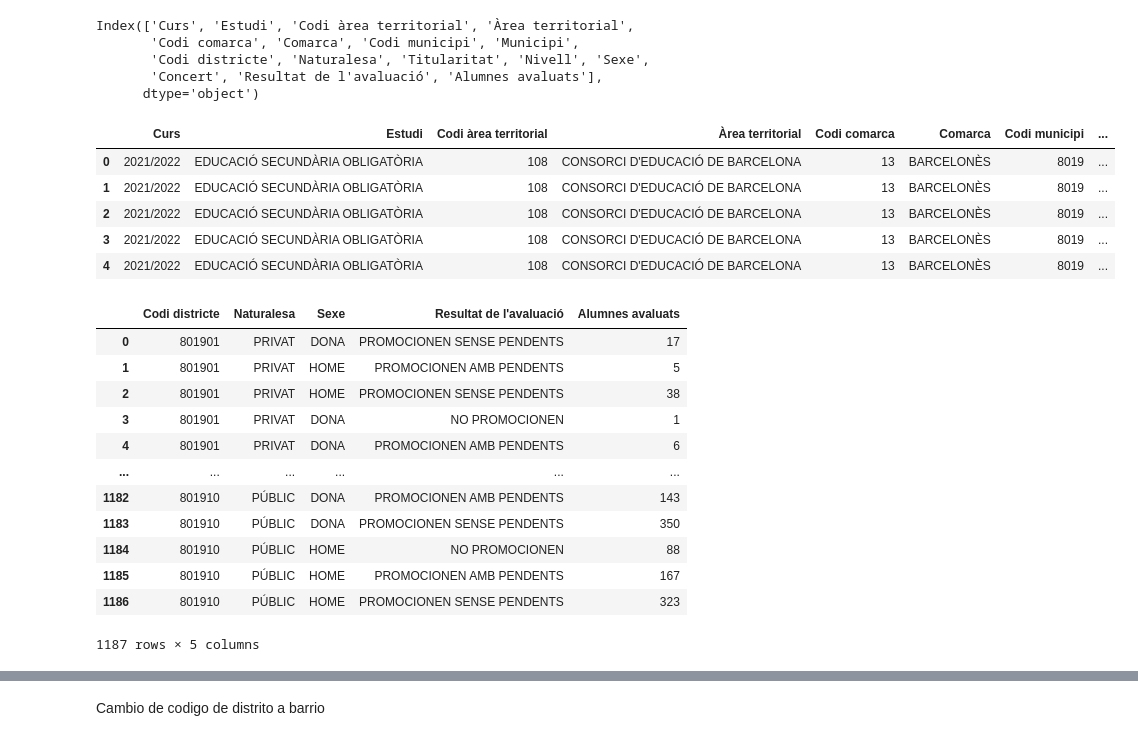
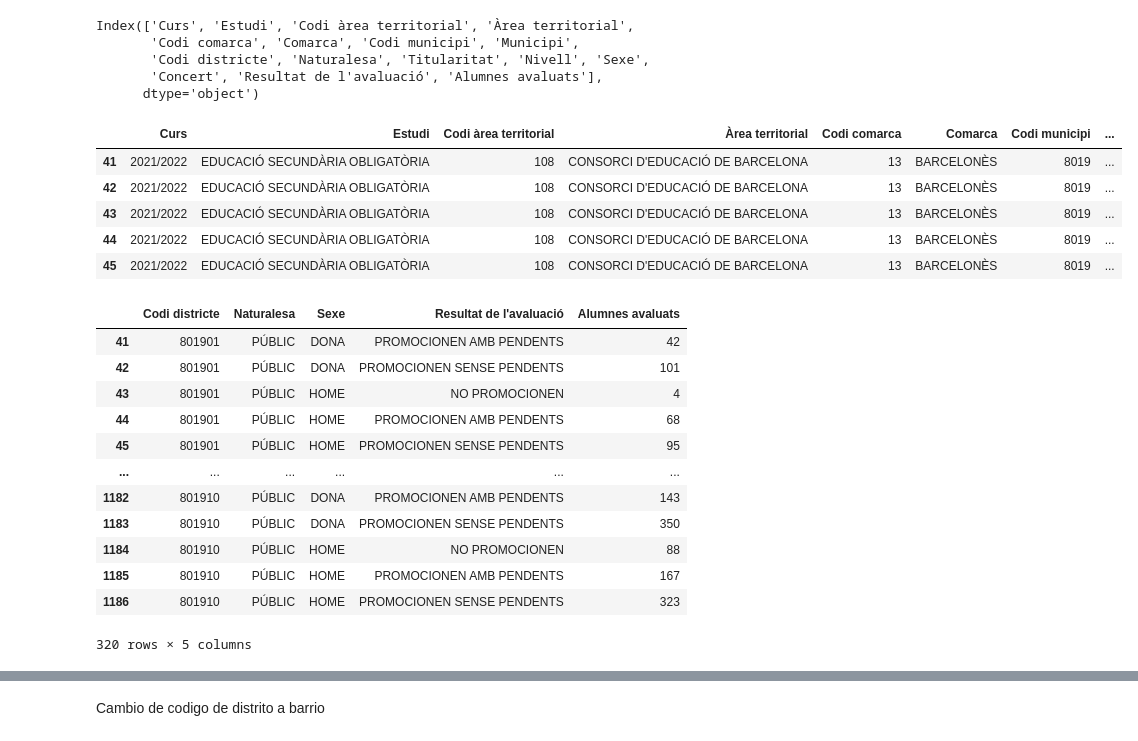
Before and after one commit to annaszymanskicortes/truco-o-dato, a Jupyter notebook: notebook_julia.ipynb, the cells around one changed output, grey strips where cells are left out. Cells and saved outputs as stored; diff of their text form; code cells hidden in the pictures.

```diff
--- a/notebook_julia.ipynb
+++ b/notebook_julia.ipynb
@@ -692,14 +843,15 @@ Index(['Curs', 'Estudi', 'Codi àrea territorial', 'Àrea territorial',
       dtype='object')
 # %%
 df_results = df_results[df_results["Municipi"]=="BARCELONA"]
+df_results = df_results[df_results["Naturalesa"]=="PÚBLIC"]
 df_results.head()
 # %% [output]
 |  | Curs | Estudi | Codi àrea territorial | Àrea territorial | Codi comarca | Comarca | Codi municipi | ... |
-| 0 | 2021/2022 | EDUCACIÓ SECUNDÀRIA OBLIGATÒRIA | 108 | CONSORCI D'EDUCACIÓ DE BARCELONA | 13 | BARCELONÈS | 8019 | ... |
-| 1 | 2021/2022 | EDUCACIÓ SECUNDÀRIA OBLIGATÒRIA | 108 | CONSORCI D'EDUCACIÓ DE BARCELONA | 13 | BARCELONÈS | 8019 | ... |
-| 2 | 2021/2022 | EDUCACIÓ SECUNDÀRIA OBLIGATÒRIA | 108 | CONSORCI D'EDUCACIÓ DE BARCELONA | 13 | BARCELONÈS | 8019 | ... |
-| 3 | 2021/2022 | EDUCACIÓ SECUNDÀRIA OBLIGATÒRIA | 108 | CONSORCI D'EDUCACIÓ DE BARCELONA | 13 | BARCELONÈS | 8019 | ... |
-| 4 | 2021/2022 | EDUCACIÓ SECUNDÀRIA OBLIGATÒRIA | 108 | CONSORCI D'EDUCACIÓ DE BARCELONA | 13 | BARCELONÈS | 8019 | ... |
+| 41 | 2021/2022 | EDUCACIÓ SECUNDÀRIA OBLIGATÒRIA | 108 | CONSORCI D'EDUCACIÓ DE BARCELONA | 13 | BARCELONÈS | 8019 | ... |
+| 42 | 2021/2022 | EDUCACIÓ SECUNDÀRIA OBLIGATÒRIA | 108 | CONSORCI D'EDUCACIÓ DE BARCELONA | 13 | BARCELONÈS | 8019 | ... |
+| 43 | 2021/2022 | EDUCACIÓ SECUNDÀRIA OBLIGATÒRIA | 108 | CONSORCI D'EDUCACIÓ DE BARCELONA | 13 | BARCELONÈS | 8019 | ... |
+| 44 | 2021/2022 | EDUCACIÓ SECUNDÀRIA OBLIGATÒRIA | 108 | CONSORCI D'EDUCACIÓ DE BARCELONA | 13 | BARCELONÈS | 8019 | ... |
+| 45 | 2021/2022 | EDUCACIÓ SECUNDÀRIA OBLIGATÒRIA | 108 | CONSORCI D'EDUCACIÓ DE BARCELONA | 13 | BARCELONÈS | 8019 | ... |
 # %%
 columnas_utiles = [
     'Codi districte',
@@ -713,15 +865,15 @@ df_results = df_results[columnas_utiles].copy()
 df_results
 # %% [output]
 |  | Codi districte | Naturalesa | Sexe | Resultat de l'avaluació | Alumnes avaluats |
-| 0 | 801901 | PRIVAT | DONA | PROMOCIONEN SENSE PENDENTS | 17 |
-| 1 | 801901 | PRIVAT | HOME | PROMOCIONEN AMB PENDENTS | 5 |
-| 2 | 801901 | PRIVAT | HOME | PROMOCIONEN SENSE PENDENTS | 38 |
-| 3 | 801901 | PRIVAT | DONA | NO PROMOCIONEN | 1 |
-| 4 | 801901 | PRIVAT | DONA | PROMOCIONEN AMB PENDENTS | 6 |
+| 41 | 801901 | PÚBLIC | DONA | PROMOCIONEN AMB PENDENTS | 42 |
+| 42 | 801901 | PÚBLIC | DONA | PROMOCIONEN SENSE PENDENTS | 101 |
+| 43 | 801901 | PÚBLIC | HOME | NO PROMOCIONEN | 4 |
+| 44 | 801901 | PÚBLIC | HOME | PROMOCIONEN AMB PENDENTS | 68 |
+| 45 | 801901 | PÚBLIC | HOME | PROMOCIONEN SENSE PENDENTS | 95 |
 | ... | ... | ... | ... | ... | ... |
 | 1182 | 801910 | PÚBLIC | DONA | PROMOCIONEN AMB PENDENTS | 143 |
 | 1183 | 801910 | PÚBLIC | DONA | PROMOCIONEN SENSE PENDENTS | 350 |
 | 1184 | 801910 | PÚBLIC | HOME | NO PROMOCIONEN | 88 |
 | 1185 | 801910 | PÚBLIC | HOME | PROMOCIONEN AMB PENDENTS | 167 |
 | 1186 | 801910 | PÚBLIC | HOME | PROMOCIONEN SENSE PENDENTS | 323 |
-1187 rows × 5 columns
+320 rows × 5 columns
```
Also changed, not shown: parts of 18 cells of this notebook, 1 other file.
